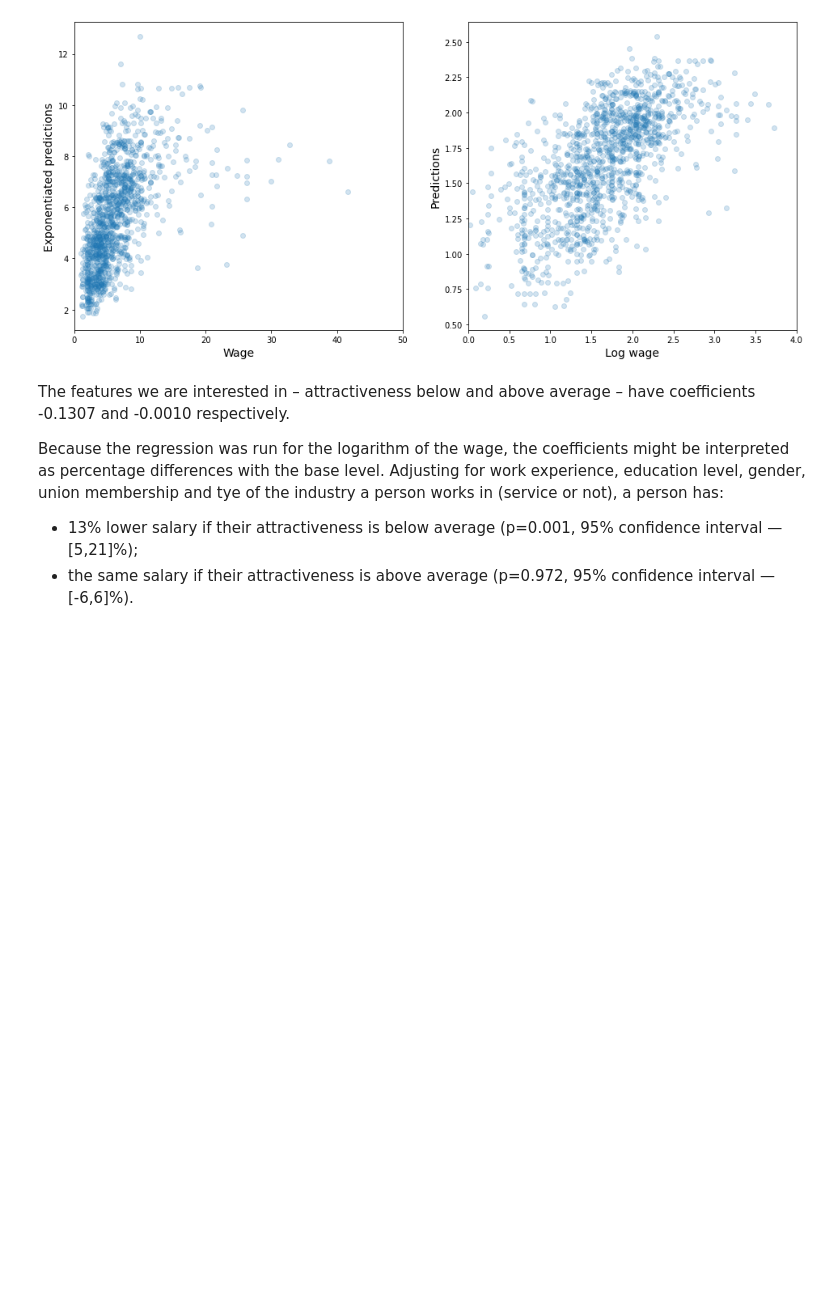
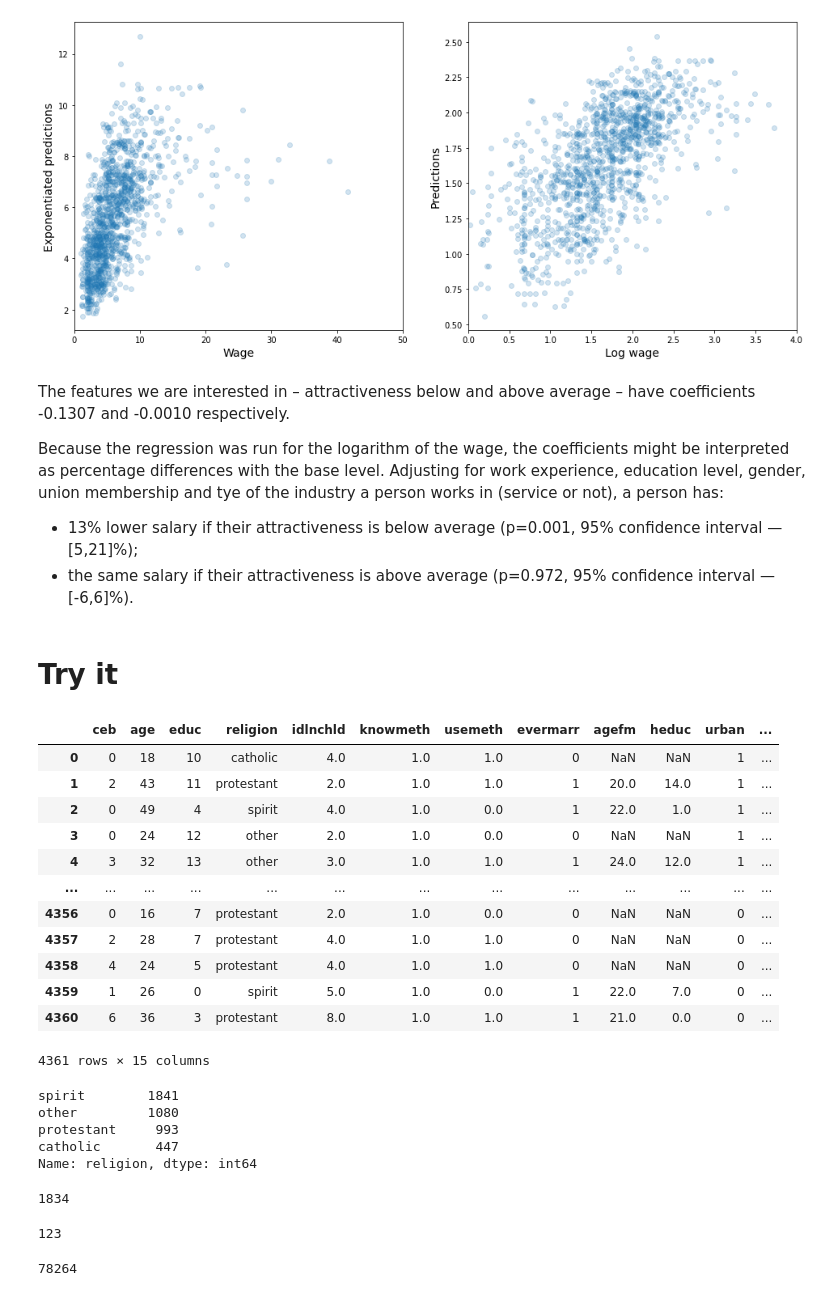
Before and after one commit to serzaraisk/Statistics, a Jupyter notebook: Statistics_cheat_notebook.ipynb, the cells around one changed output. Drawn from its saved outputs; the diff is of its cells as text; code cells hidden in the pictures; blank space fills up the shorter version.

```diff
--- a/Statistics_cheat_notebook.ipynb
+++ b/Statistics_cheat_notebook.ipynb
@@ -1550,3 +1550,34 @@ Because the regression was run for the logarithm of the wage, the coefficients m
 
 * 13% lower salary if their attractiveness is below average (p=0.001, 95% confidence interval — [5,21]%);
 * the same salary if their attractiveness is above average (p=0.972, 95% confidence interval — [-6,6]%).
+# %% [markdown]
+# Try it
+# %%
+df = pd.read_csv('https://d3c33hcgiwev3.cloudfront.net/OgH_hJxWS9mB_4ScVvvZzQ_9e80ff796fe744ff8a3b845f5a8a5147_botswana.tsv?Expires=1613433600&Signature=A9R0LSQeKa-Jf6onENrQpCDXFRPMI33lSXti9OTM5IP0Yg9k9eFSFl4RpsmPZ~7dtOweEi9CgMWKpU17E1HjEBB2c3p0BrA9kJpO0UMupueZxlAi08mO6D295sCl35ZGvQDGDQloNKCvjw3RGSgEnVVbSNIREsIem4R9FuZE1KY_&Key-Pair-Id=APKAJLTNE6QMUY6HBC5A', '\t')
+df
+# %% [output]
+|  | ceb | age | educ | religion | idlnchld | knowmeth | usemeth | evermarr | agefm | heduc | urban | ... |
+| 0 | 0 | 18 | 10 | catholic | 4.0 | 1.0 | 1.0 | 0 | NaN | NaN | 1 | ... |
+| 1 | 2 | 43 | 11 | protestant | 2.0 | 1.0 | 1.0 | 1 | 20.0 | 14.0 | 1 | ... |
+| 2 | 0 | 49 | 4 | spirit | 4.0 | 1.0 | 0.0 | 1 | 22.0 | 1.0 | 1 | ... |
+| 3 | 0 | 24 | 12 | other | 2.0 | 1.0 | 0.0 | 0 | NaN | NaN | 1 | ... |
+| 4 | 3 | 32 | 13 | other | 3.0 | 1.0 | 1.0 | 1 | 24.0 | 12.0 | 1 | ... |
+| ... | ... | ... | ... | ... | ... | ... | ... | ... | ... | ... | ... | ... |
+| 4356 | 0 | 16 | 7 | protestant | 2.0 | 1.0 | 0.0 | 0 | NaN | NaN | 0 | ... |
+| 4357 | 2 | 28 | 7 | protestant | 4.0 | 1.0 | 1.0 | 0 | NaN | NaN | 0 | ... |
+| 4358 | 4 | 24 | 5 | protestant | 4.0 | 1.0 | 1.0 | 0 | NaN | NaN | 0 | ... |
+| 4359 | 1 | 26 | 0 | spirit | 5.0 | 1.0 | 0.0 | 1 | 22.0 | 7.0 | 0 | ... |
+| 4360 | 6 | 36 | 3 | protestant | 8.0 | 1.0 | 1.0 | 1 | 21.0 | 0.0 | 0 | ... |
+4361 rows × 15 columns
+# %%
+df['religion'].value_counts()
+# %% [output]
+spirit        1841
+other         1080
+protestant     993
+catholic       447
+Name: religion, dtype: int64
+# %%
+4361 - df.isnull().any(1).sum()
+# %% [output]
+1834
@@ -1552,0 +1590,4 @@ Because the regression was run for the logarithm of the wage, the coefficients m
+# %%
+df['heduc'].isnull().sum()
+# %% [output]
+123
@@ -1552,0 +1606,5 @@ Because the regression was run for the logarithm of the wage, the coefficients m
+# %%
+df.dropna(inplace=True)
+df.shape[0] * df.shape[1]
+# %% [output]
+78264
```
Also changed, not shown: parts of 14 cells of this notebook.
